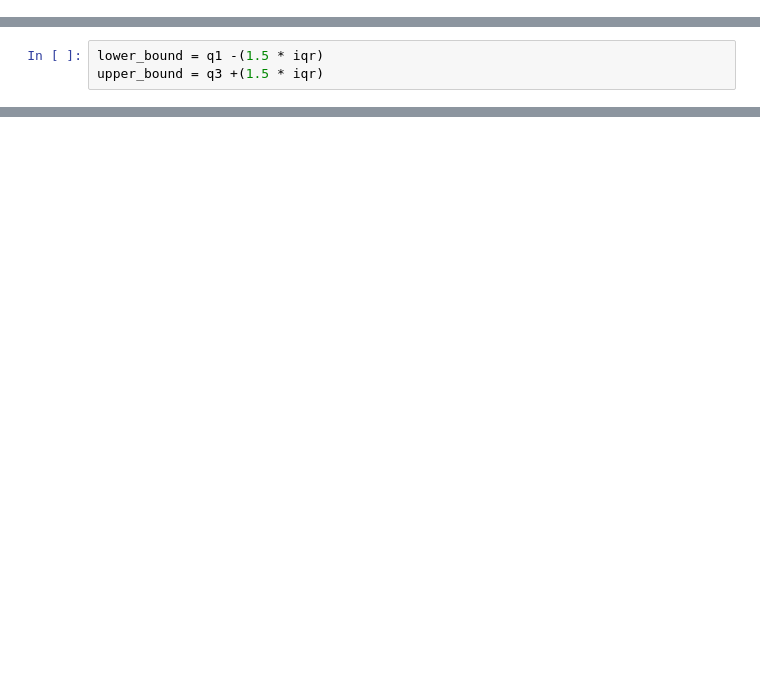
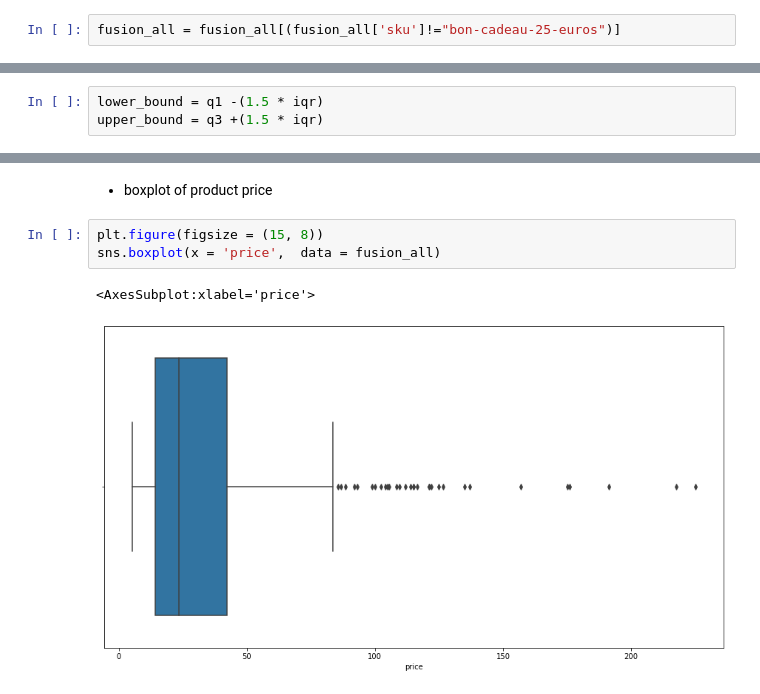
Before and after one commit to Asx11/wine-spirit, a Jupyter notebook: wine_spirit.ipynb, the cells around one changed output, grey strips where cells are left out. Cells and saved outputs as stored; diff of their text form; blank space fills up the shorter version.

```diff
--- a/wine_spirit.ipynb
+++ b/wine_spirit.ipynb
@@ -156,0 +358,2 @@ outlier.sort_values('price', ascending = True, inplace = True, ignore_index = Tr
+# %%
+fusion_all = fusion_all[(fusion_all['sku']!="bon-cadeau-25-euros")]
@@ -172 +532,9 @@ upper_bound
+# %% [markdown]
+* boxplot of product price
+# %%
+plt.figure(figsize = (15, 8))
+sns.boxplot(x = 'price',  data = fusion_all)
+# %% [output]
+<AxesSubplot:xlabel='price'>
+[figure, added]
 # %%
```
Also changed, not shown: parts of 119 cells of this notebook.
